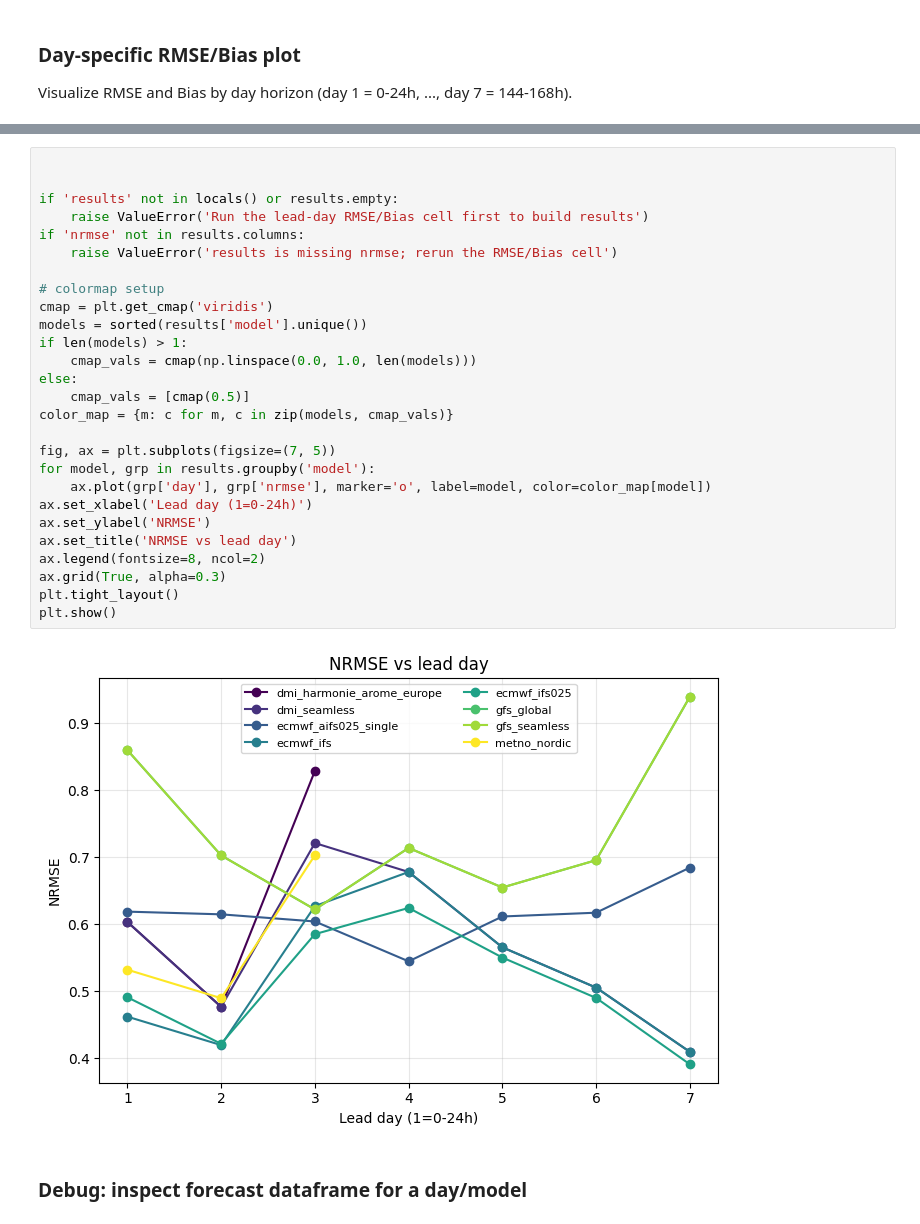
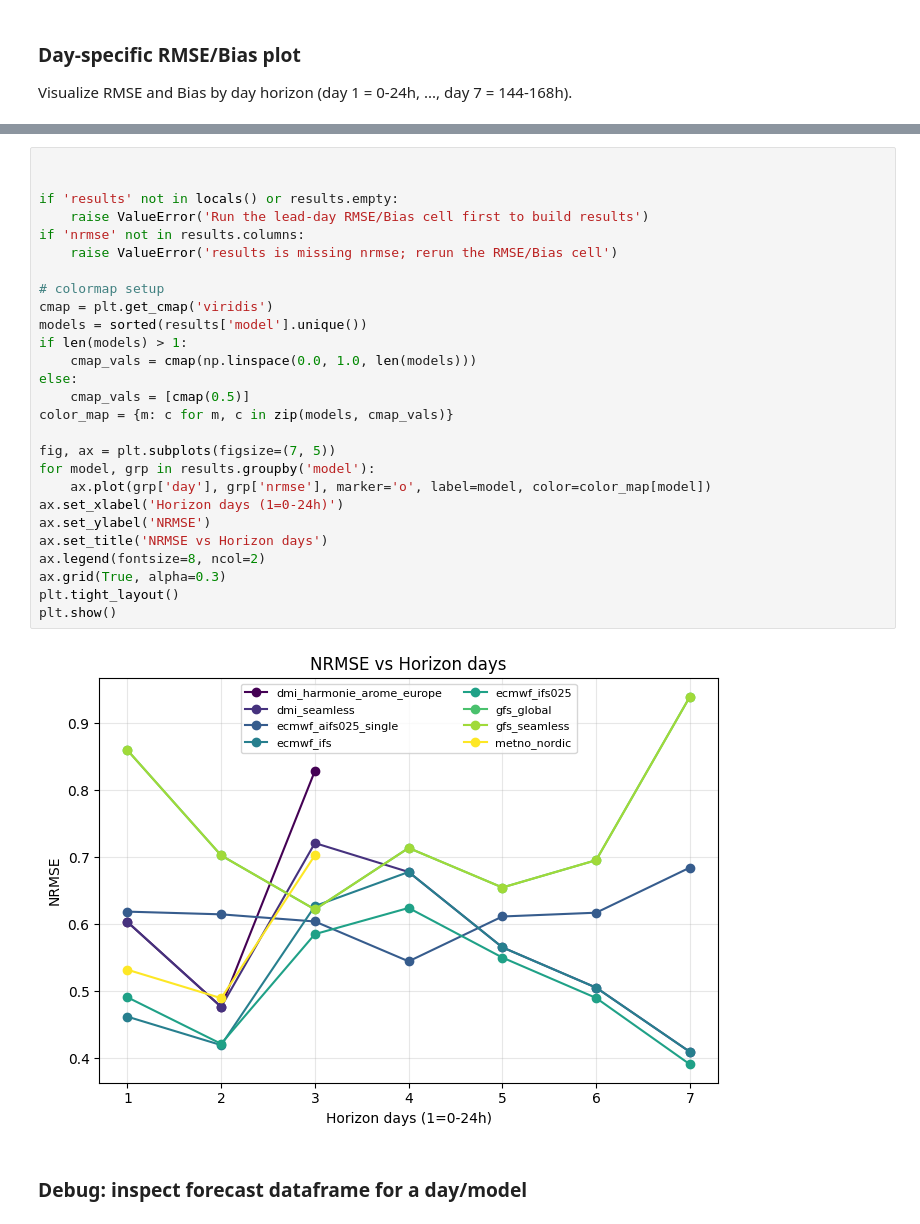
Before and after one commit to Louis2308/Solar-poster, a Jupyter notebook: Forcast_Comparison.ipynb, the cells around one changed output, grey strips where cells are left out. Drawn from its saved outputs; the diff is of its cells as text.

```diff
--- a/Forcast_Comparison.ipynb
+++ b/Forcast_Comparison.ipynb
@@ -674,32 +674,32 @@ plt.show()
 # %%
 
 
 if 'results' not in locals() or results.empty:
     raise ValueError('Run the lead-day RMSE/Bias cell first to build results')
 if 'nrmse' not in results.columns:
     raise ValueError('results is missing nrmse; rerun the RMSE/Bias cell')
 
 # colormap setup
 cmap = plt.get_cmap('viridis')
 models = sorted(results['model'].unique())
 if len(models) > 1:
     cmap_vals = cmap(np.linspace(0.0, 1.0, len(models)))
 else:
     cmap_vals = [cmap(0.5)]
 color_map = {m: c for m, c in zip(models, cmap_vals)}
 
 fig, ax = plt.subplots(figsize=(7, 5))
 for model, grp in results.groupby('model'):
     ax.plot(grp['day'], grp['nrmse'], marker='o', label=model, color=color_map[model])
-ax.set_xlabel('Lead day (1=0-24h)')
+ax.set_xlabel('Horizon days (1=0-24h)')
 ax.set_ylabel('NRMSE')
-ax.set_title('NRMSE vs lead day')
+ax.set_title('NRMSE vs Horizon days')
 ax.legend(fontsize=8, ncol=2)
 ax.grid(True, alpha=0.3)
 plt.tight_layout()
 plt.show()
 # %% [output]
-[figure, old version]
+[figure, new version]
 # %% [markdown]
 
 ### Debug: inspect forecast dataframe for a day/model
```
Also changed, not shown: parts of 1 cell of this notebook.
